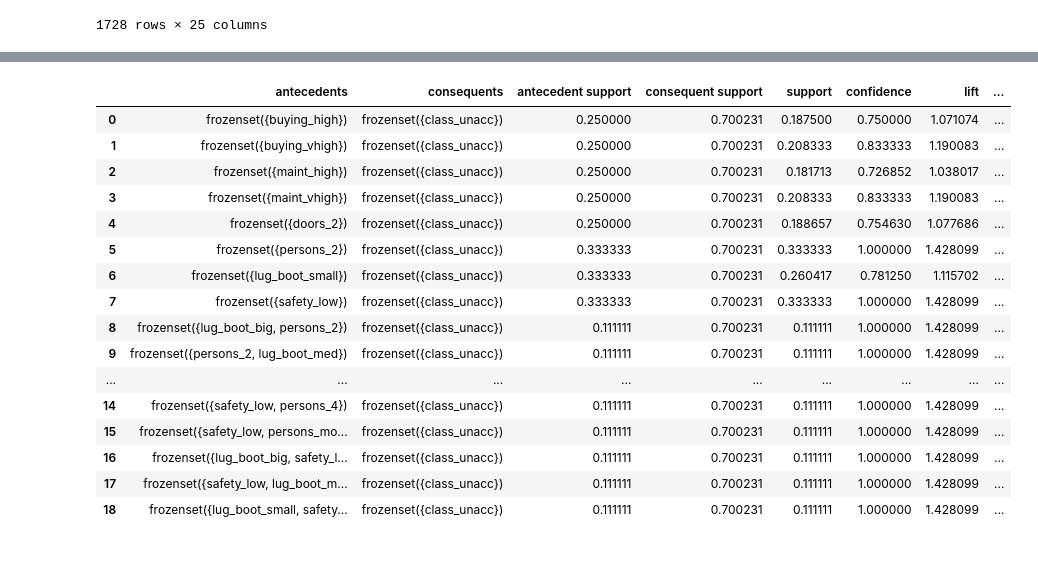
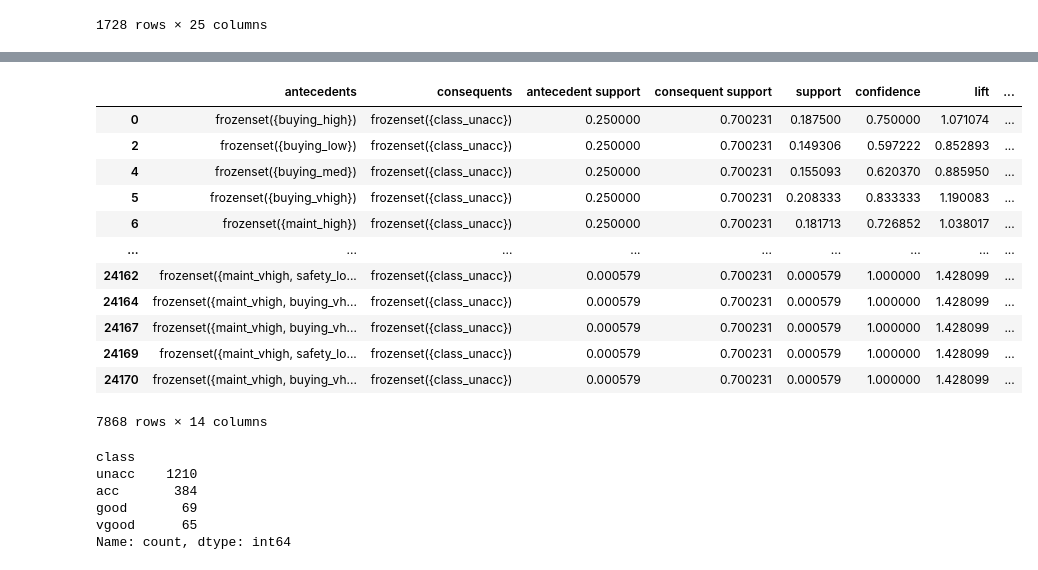
Before and after one commit to shashankk204/apriori-classifier, a Jupyter notebook: Ap.ipynb, the cells around one changed output, grey strips where cells are left out. Saved outputs shown, nothing was run; the diff lists cells and outputs as text; code cells hidden in the pictures.

Commit message:
minor fix in consequent and antecedent condition

```diff
--- a/Ap.ipynb
+++ b/Ap.ipynb
@@ -82,7 +83,7 @@ encoded_dataset
 # %%
 from mlxtend.frequent_patterns import apriori
 
-frequent_itemsets = apriori(encoded_dataset, min_support=0.1, use_colnames=True)
+frequent_itemsets = apriori(encoded_dataset, min_support=0.0000000001, use_colnames=True)
 # %%
 frequent_itemsets
 # %% [output]
@@ -102,7 +103,7 @@ frequent_itemsets
 # %%
 from mlxtend.frequent_patterns import association_rules
 
-rules = association_rules(frequent_itemsets, metric="confidence", min_threshold=0.7)
+rules = association_rules(frequent_itemsets, metric="confidence", min_threshold=0.5)
 # %%
 rules
 # %% [output]
@@ -126,24 +123,24 @@ rules
 # %%
-rules = rules[rules['consequents'].apply(lambda x: any('class_' in item for item in x))]
+rules = rules[rules.apply(lambda x: all('class_' in item for item in x['consequents']) and
+                          not any('class_' in item for item in x['antecedents']),axis=1)]
+
+# rules = rules[rules['lift'] > 1.2]
+
 rules
 # %% [output]
 |  | antecedents | consequents | antecedent support | consequent support | support | confidence | lift | ... |
 | 0 | frozenset({buying_high}) | frozenset({class_unacc}) | 0.250000 | 0.700231 | 0.187500 | 0.750000 | 1.071074 | ... |
-| 1 | frozenset({buying_vhigh}) | frozenset({class_unacc}) | 0.250000 | 0.700231 | 0.208333 | 0.833333 | 1.190083 | ... |
-| 2 | frozenset({maint_high}) | frozenset({class_unacc}) | 0.250000 | 0.700231 | 0.181713 | 0.726852 | 1.038017 | ... |
-| 3 | frozenset({maint_vhigh}) | frozenset({class_unacc}) | 0.250000 | 0.700231 | 0.208333 | 0.833333 | 1.190083 | ... |
-| 4 | frozenset({doors_2}) | frozenset({class_unacc}) | 0.250000 | 0.700231 | 0.188657 | 0.754630 | 1.077686 | ... |
-| 5 | frozenset({persons_2}) | frozenset({class_unacc}) | 0.333333 | 0.700231 | 0.333333 | 1.000000 | 1.428099 | ... |
-| 6 | frozenset({lug_boot_small}) | frozenset({class_unacc}) | 0.333333 | 0.700231 | 0.260417 | 0.781250 | 1.115702 | ... |
-| 7 | frozenset({safety_low}) | frozenset({class_unacc}) | 0.333333 | 0.700231 | 0.333333 | 1.000000 | 1.428099 | ... |
-| 8 | frozenset({lug_boot_big, persons_2}) | frozenset({class_unacc}) | 0.111111 | 0.700231 | 0.111111 | 1.000000 | 1.428099 | ... |
-| 9 | frozenset({persons_2, lug_boot_med}) | frozenset({class_unacc}) | 0.111111 | 0.700231 | 0.111111 | 1.000000 | 1.428099 | ... |
+| 2 | frozenset({buying_low}) | frozenset({class_unacc}) | 0.250000 | 0.700231 | 0.149306 | 0.597222 | 0.852893 | ... |
+| 4 | frozenset({buying_med}) | frozenset({class_unacc}) | 0.250000 | 0.700231 | 0.155093 | 0.620370 | 0.885950 | ... |
+| 5 | frozenset({buying_vhigh}) | frozenset({class_unacc}) | 0.250000 | 0.700231 | 0.208333 | 0.833333 | 1.190083 | ... |
+| 6 | frozenset({maint_high}) | frozenset({class_unacc}) | 0.250000 | 0.700231 | 0.181713 | 0.726852 | 1.038017 | ... |
 | ... | ... | ... | ... | ... | ... | ... | ... | ... |
-| 14 | frozenset({safety_low, persons_4}) | frozenset({class_unacc}) | 0.111111 | 0.700231 | 0.111111 | 1.000000 | 1.428099 | ... |
-| 15 | frozenset({safety_low, persons_mo... | frozenset({class_unacc}) | 0.111111 | 0.700231 | 0.111111 | 1.000000 | 1.428099 | ... |
-| 16 | frozenset({lug_boot_big, safety_l... | frozenset({class_unacc}) | 0.111111 | 0.700231 | 0.111111 | 1.000000 | 1.428099 | ... |
-| 17 | frozenset({safety_low, lug_boot_m... | frozenset({class_unacc}) | 0.111111 | 0.700231 | 0.111111 | 1.000000 | 1.428099 | ... |
-| 18 | frozenset({lug_boot_small, safety... | frozenset({class_unacc}) | 0.111111 | 0.700231 | 0.111111 | 1.000000 | 1.428099 | ... |
+| 24162 | frozenset({maint_vhigh, safety_lo... | frozenset({class_unacc}) | 0.000579 | 0.700231 | 0.000579 | 1.000000 | 1.428099 | ... |
+| 24164 | frozenset({maint_vhigh, buying_vh... | frozenset({class_unacc}) | 0.000579 | 0.700231 | 0.000579 | 1.000000 | 1.428099 | ... |
+| 24167 | frozenset({maint_vhigh, buying_vh... | frozenset({class_unacc}) | 0.000579 | 0.700231 | 0.000579 | 1.000000 | 1.428099 | ... |
+| 24169 | frozenset({maint_vhigh, safety_lo... | frozenset({class_unacc}) | 0.000579 | 0.700231 | 0.000579 | 1.000000 | 1.428099 | ... |
+| 24170 | frozenset({maint_vhigh, buying_vh... | frozenset({class_unacc}) | 0.000579 | 0.700231 | 0.000579 | 1.000000 | 1.428099 | ... |
+7868 rows × 14 columns
 # %%
 def predict(instance, rules):
     for _, rule in rules.iterrows():
@@ -156,0 +154,9 @@ def predict(instance, rules):
+# %%
+dataset['class'].value_counts()
+# %% [output]
+class
+unacc    1210
+acc       384
+good       69
+vgood      65
+Name: count, dtype: int64
```
Also changed, not shown: parts of 4 cells of this notebook, 1 other file.
